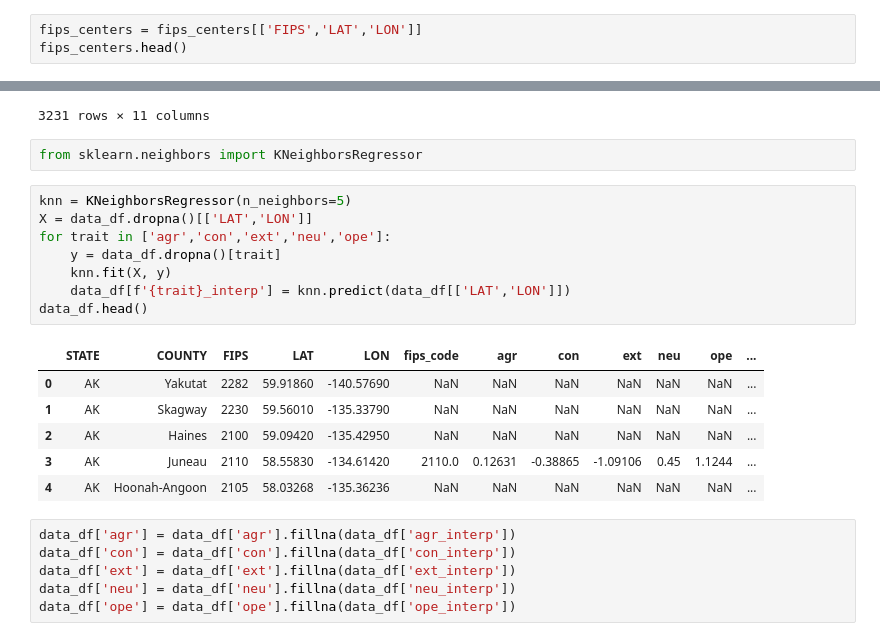
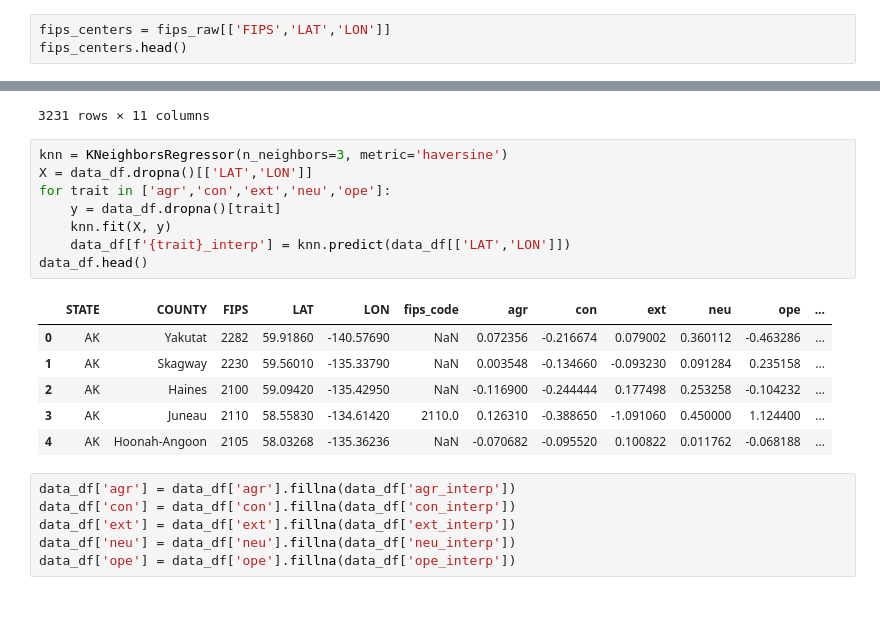
Before and after one commit to travisdoesmath/us_big5, a Jupyter notebook: merge big5.ipynb, the cells around one changed output, grey strips where cells are left out. Cells and saved outputs as stored; diff of their text form; blank space fills up the shorter version.

```diff
--- a/merge big5.ipynb
+++ b/merge big5.ipynb
@@ -54,7 +55,7 @@ fips_raw.head()
 | 3 | AK | 19 | AJK | Haines Borough and Lynn Canal | AK019 | Juneau | 2110 | A | NaN | 59.0942 | ... |
 | 4 | AK | 20 | AJK | Glacier Bay | AK020 | Hoonah-Angoon | 2105 | A | NaN | 58.7895 | ... |
 # %%
-fips_centers = fips_centers[['FIPS','LAT','LON']]
+fips_centers = fips_raw[['FIPS','LAT','LON']]
 fips_centers.head()
 # %% [output]
 |  | FIPS | LAT | LON |
@@ -131,23 +132,21 @@ data_df
 | 3229 | WY | Laramie | 56021 | 41.417860 | -104.904380 | 56021.0 | 0.21696 | 0.49414 | -0.34128 | -0.02586 | 0.74622 |
 | 3230 | WY | Goshen | 56015 | 42.088000 | -104.353300 | NaN | NaN | NaN | NaN | NaN | NaN |
 3231 rows × 11 columns
-# %%
-from sklearn.neighbors import KNeighborsRegressor
 # %%
-knn = KNeighborsRegressor(n_neighbors=5)
+knn = KNeighborsRegressor(n_neighbors=3, metric='haversine')
 X = data_df.dropna()[['LAT','LON']]
 for trait in ['agr','con','ext','neu','ope']:
     y = data_df.dropna()[trait]
     knn.fit(X, y)
     data_df[f'{trait}_interp'] = knn.predict(data_df[['LAT','LON']])
 data_df.head()
 # %% [output]
 |  | STATE | COUNTY | FIPS | LAT | LON | fips_code | agr | con | ext | neu | ope | ... |
-| 0 | AK | Yakutat | 2282 | 59.91860 | -140.57690 | NaN | NaN | NaN | NaN | NaN | NaN | ... |
-| 1 | AK | Skagway | 2230 | 59.56010 | -135.33790 | NaN | NaN | NaN | NaN | NaN | NaN | ... |
-| 2 | AK | Haines | 2100 | 59.09420 | -135.42950 | NaN | NaN | NaN | NaN | NaN | NaN | ... |
-| 3 | AK | Juneau | 2110 | 58.55830 | -134.61420 | 2110.0 | 0.12631 | -0.38865 | -1.09106 | 0.45 | 1.1244 | ... |
-| 4 | AK | Hoonah-Angoon | 2105 | 58.03268 | -135.36236 | NaN | NaN | NaN | NaN | NaN | NaN | ... |
+| 0 | AK | Yakutat | 2282 | 59.91860 | -140.57690 | NaN | 0.072356 | -0.216674 | 0.079002 | 0.360112 | -0.463286 | ... |
+| 1 | AK | Skagway | 2230 | 59.56010 | -135.33790 | NaN | 0.003548 | -0.134660 | -0.093230 | 0.091284 | 0.235158 | ... |
+| 2 | AK | Haines | 2100 | 59.09420 | -135.42950 | NaN | -0.116900 | -0.244444 | 0.177498 | 0.253258 | -0.104232 | ... |
+| 3 | AK | Juneau | 2110 | 58.55830 | -134.61420 | 2110.0 | 0.126310 | -0.388650 | -1.091060 | 0.450000 | 1.124400 | ... |
+| 4 | AK | Hoonah-Angoon | 2105 | 58.03268 | -135.36236 | NaN | -0.070682 | -0.095520 | 0.100822 | 0.011762 | -0.068188 | ... |
 # %%
 data_df['agr'] = data_df['agr'].fillna(data_df['agr_interp'])
 data_df['con'] = data_df['con'].fillna(data_df['con_interp'])
```
Also changed, not shown: parts of 1 cell of this notebook, 2 other files.
